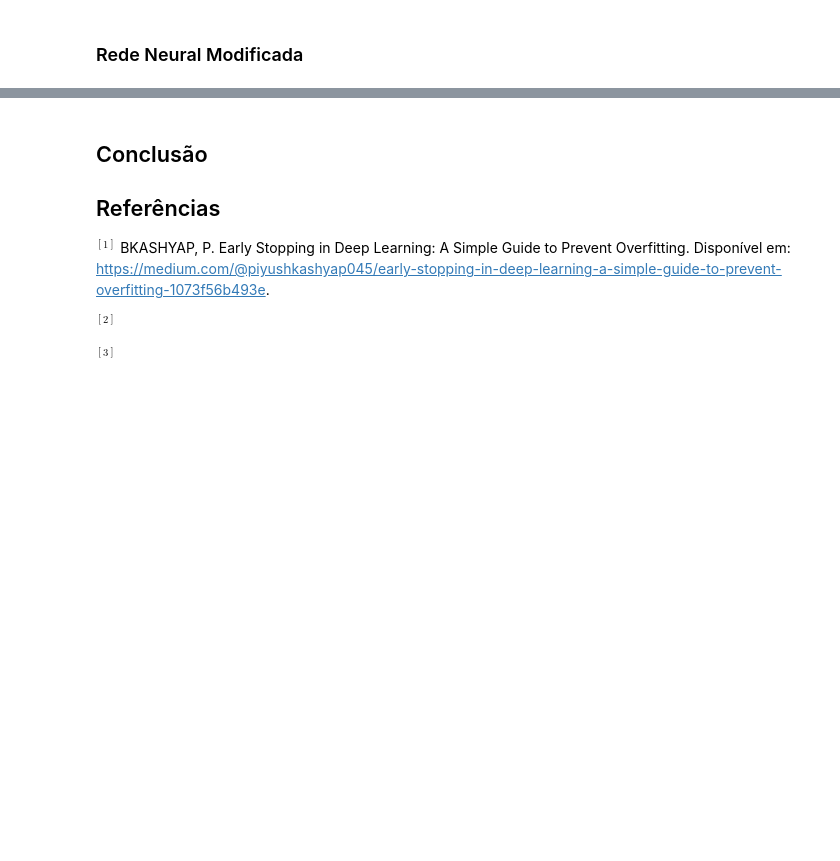
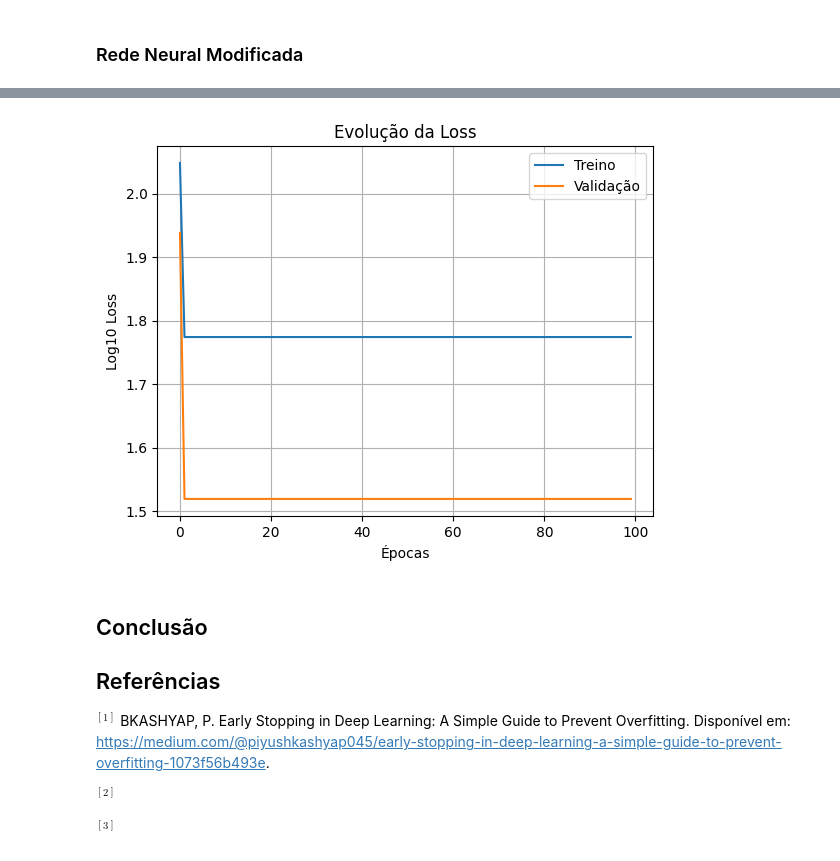
Before and after one commit to CaioRuas24010/AtividadesRedesNeuraisAlgoritmosGeneticos, a Jupyter notebook: feras_formidaveis/fera_formidavel4_2.ipynb, the cells around one changed output, grey strips where cells are left out. Saved outputs shown, nothing was run; the diff lists cells and outputs as text; code cells hidden in the pictures; blank space fills up the shorter version.

```diff
--- a/feras_formidaveis/fera_formidavel4_2.ipynb
+++ b/feras_formidaveis/fera_formidavel4_2.ipynb
@@ -420,0 +385,5 @@ Previsões de treino tamanho:
+# %%
+import seaborn as sns
+
+iris = sns.load_dataset("iris")
+print(iris.head())
@@ -420,0 +397,30 @@ Previsões de treino tamanho:
+# %%
+iris = iris.drop(columns=["species"])
+
+x = []
+y = []
+
+for i in range(len(iris)):
+    x.append([iris.iloc[i]["sepal_length"], iris.iloc[i]["sepal_width"], iris.iloc[i]["petal_length"]])
+    y.append(iris.iloc[i]["petal_width"])
+
+porcentagem_treino = 0.8
+num_exemplos = len(x)
+num_treino = int(num_exemplos * porcentagem_treino)
+x_train = x[:num_treino]
+y_true_train = y[:num_treino]
+x_val = x[num_treino:]
+y_true_val = y[num_treino:]
+NUM_DADOS_DE_ENTRADA = 3
+NUM_DADOS_DE_SAIDA = 1
+CAMADAS_OCULTAS = [3, 2]
+minha_mlp = MLP(NUM_DADOS_DE_ENTRADA, CAMADAS_OCULTAS + [NUM_DADOS_DE_SAIDA])
+
+NUM_EPOCAS = 100
+TAXA_DE_APRENDIZADO = 0.5
+train_losses, val_losses = otimizacao_em_epocas(
+    minha_mlp, x_train, y_true_train, x_val, y_true_val, NUM_EPOCAS, TAXA_DE_APRENDIZADO
+)
+
+train_losses_log = [math.log10(loss) for loss in train_losses]
+val_losses_log = [math.log10(loss) for loss in val_losses]
@@ -421,3 +445,14 @@ Previsões de treino tamanho:
+# %%
+plt.plot(train_losses_log, label="Treino")
+plt.plot(val_losses_log, label="Validação")
+plt.xlabel("Épocas")
+plt.ylabel("Log10 Loss")
+plt.title("Evolução da Loss")
+plt.legend()
+plt.grid()
+plt.show()
+# %% [output]
+[figure, added]
 # %% [markdown]
 ## Conclusão
 
```
Also changed, not shown: parts of 14 cells of this notebook.
